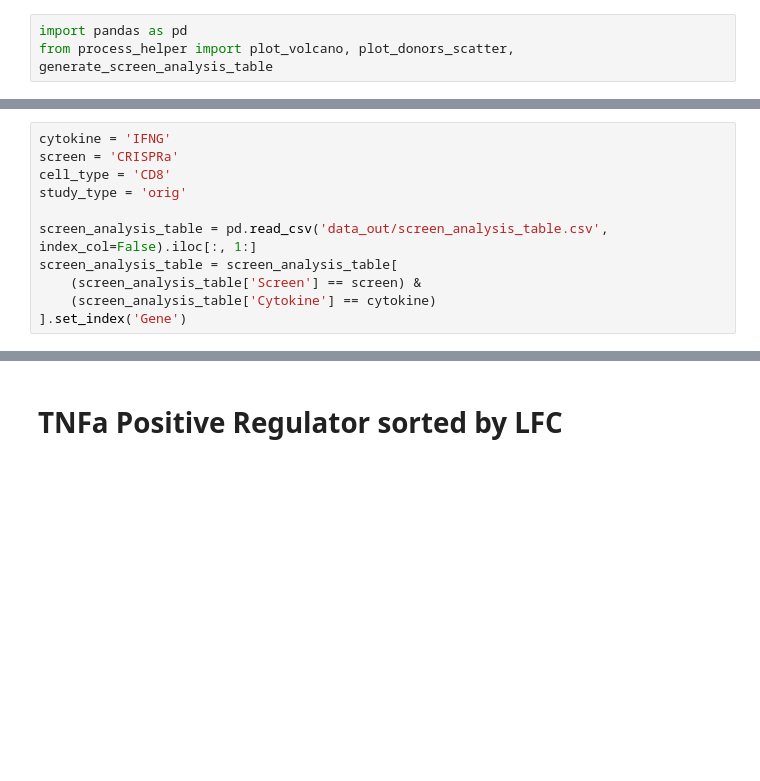
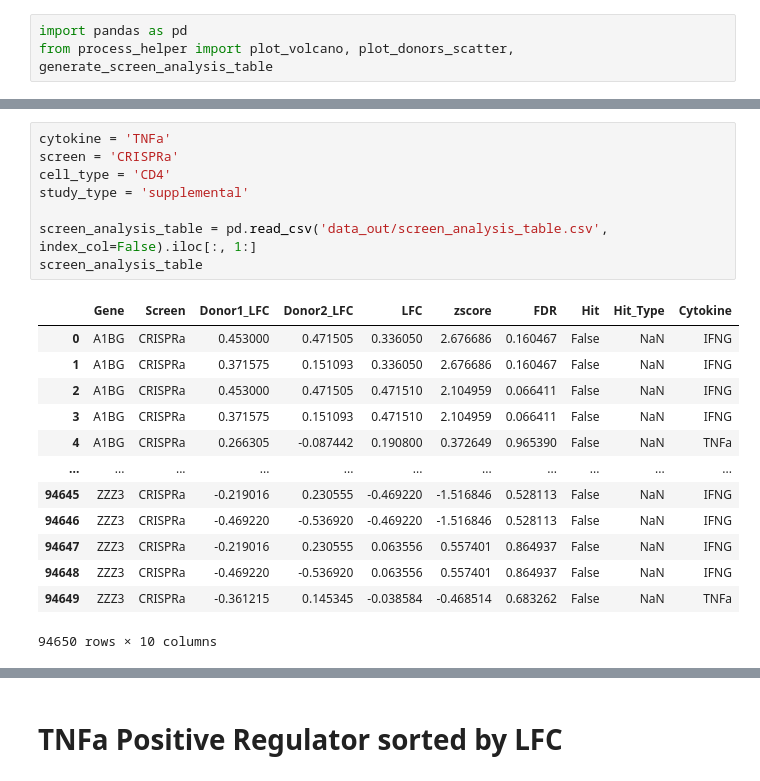
Before and after one commit to jganzabal/cellrep_data_analysis, a Jupyter notebook: experiment_1_2/03_TNFa_analysis copy.ipynb, the cells around one changed output, grey strips where cells are left out. Cells and saved outputs as stored; diff of their text form; blank space fills up the shorter version.

```diff
--- a/experiment_1_2/03_TNFa_analysis copy.ipynb
+++ b/experiment_1_2/03_TNFa_analysis copy.ipynb
@@ -9,11 +19,22 @@ from process_helper import plot_volcano, plot_donors_scatter, generate_screen_an
 # %%
-cytokine = 'IFNG'
+cytokine = 'TNFa'
 screen = 'CRISPRa'
-cell_type = 'CD8'
-study_type = 'orig'
+cell_type = 'CD4'
+study_type = 'supplemental'
 
 screen_analysis_table = pd.read_csv('data_out/screen_analysis_table.csv', index_col=False).iloc[:, 1:]
-screen_analysis_table = screen_analysis_table[
-    (screen_analysis_table['Screen'] == screen) &
-    (screen_analysis_table['Cytokine'] == cytokine)
-].set_index('Gene')
+screen_analysis_table
+# %% [output]
+|  | Gene | Screen | Donor1_LFC | Donor2_LFC | LFC | zscore | FDR | Hit | Hit_Type | Cytokine |
+| 0 | A1BG | CRISPRa | 0.453000 | 0.471505 | 0.336050 | 2.676686 | 0.160467 | False | NaN | IFNG |
+| 1 | A1BG | CRISPRa | 0.371575 | 0.151093 | 0.336050 | 2.676686 | 0.160467 | False | NaN | IFNG |
+| 2 | A1BG | CRISPRa | 0.453000 | 0.471505 | 0.471510 | 2.104959 | 0.066411 | False | NaN | IFNG |
+| 3 | A1BG | CRISPRa | 0.371575 | 0.151093 | 0.471510 | 2.104959 | 0.066411 | False | NaN | IFNG |
+| 4 | A1BG | CRISPRa | 0.266305 | -0.087442 | 0.190800 | 0.372649 | 0.965390 | False | NaN | TNFa |
+| ... | ... | ... | ... | ... | ... | ... | ... | ... | ... | ... |
+| 94645 | ZZZ3 | CRISPRa | -0.219016 | 0.230555 | -0.469220 | -1.516846 | 0.528113 | False | NaN | IFNG |
+| 94646 | ZZZ3 | CRISPRa | -0.469220 | -0.536920 | -0.469220 | -1.516846 | 0.528113 | False | NaN | IFNG |
+| 94647 | ZZZ3 | CRISPRa | -0.219016 | 0.230555 | 0.063556 | 0.557401 | 0.864937 | False | NaN | IFNG |
+| 94648 | ZZZ3 | CRISPRa | -0.469220 | -0.536920 | 0.063556 | 0.557401 | 0.864937 | False | NaN | IFNG |
+| 94649 | ZZZ3 | CRISPRa | -0.361215 | 0.145345 | -0.038584 | -0.468514 | 0.683262 | False | NaN | TNFa |
+94650 rows × 10 columns
```
Also changed, not shown: parts of 10 cells of this notebook, 3 other files.
